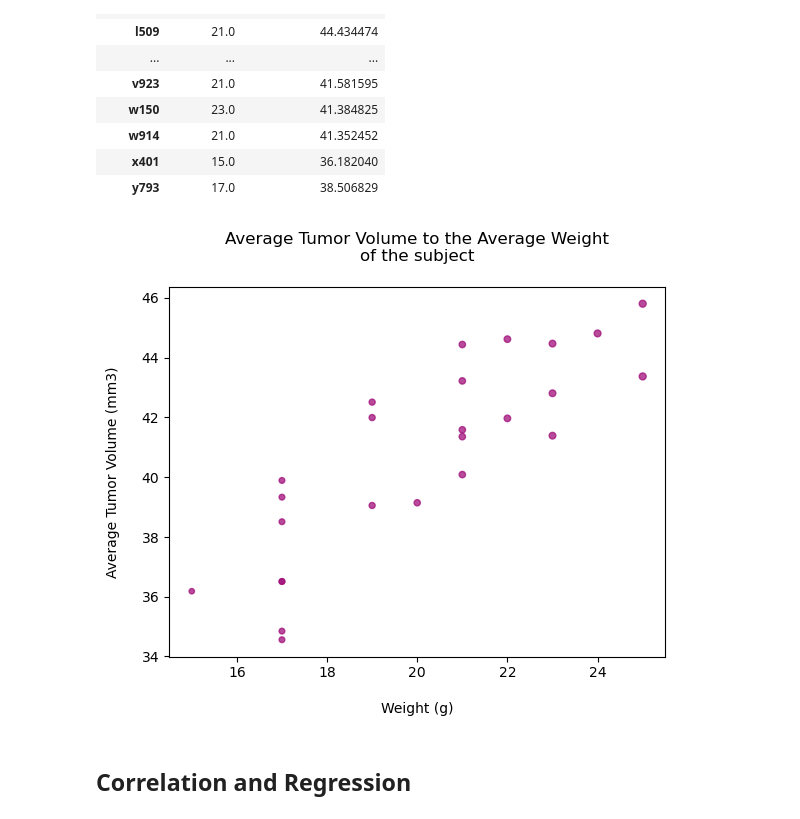
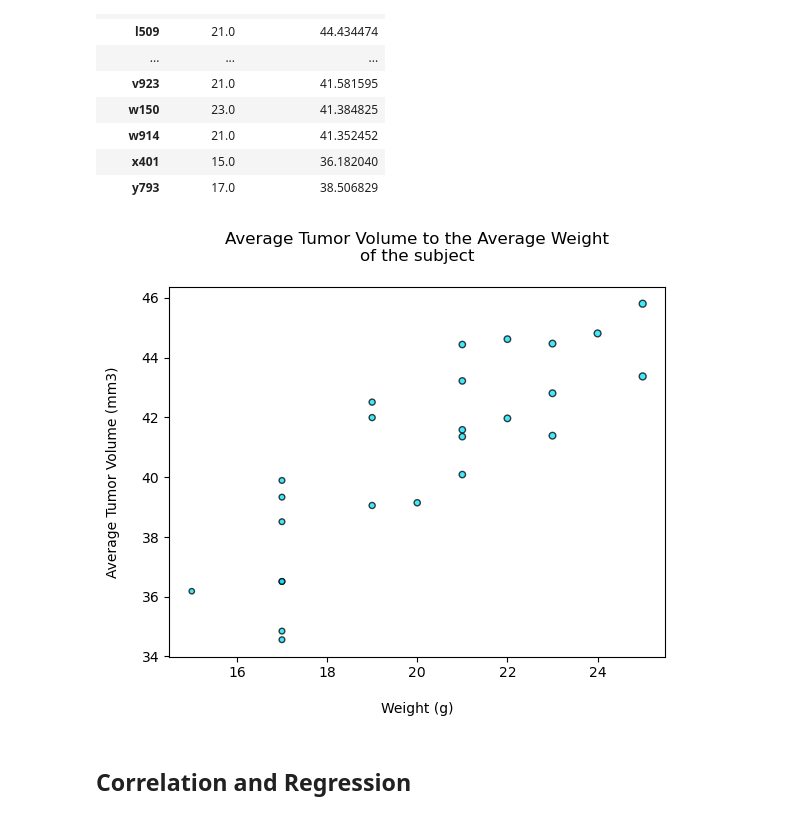
Before and after one commit to Lex1996/data_visualization_challenge, a Jupyter notebook: pymaceuticals_starter.ipynb, the cells around one changed output. Cells and saved outputs as stored; diff of their text form; code cells hidden in the pictures.

```diff
--- a/pymaceuticals_starter.ipynb
+++ b/pymaceuticals_starter.ipynb
@@ -353,17 +353,17 @@ mouse_df
 # %%
 # Generate a scatter plot of mouse weight vs. the average observed tumor volume for the entire Capomulin regimen
 x_values = mouse_df["Weight (g)"]
 y_values = mouse_df["Tumor Volume (mm3)"]
 
-plt.scatter(x_values, y_values, marker="o", facecolors="#a1107a", edgecolors="black", s=x_values, alpha=0.75)
+plt.scatter(x_values, y_values, marker="o", facecolors="#05e1fa", edgecolors="black", s=x_values, alpha=0.75)
 
 plt.title("Average Tumor Volume to the Average Weight\nof the subject\n")
 plt.xlabel("\nWeight (g)")
 plt.ylabel("Average Tumor Volume (mm3)\n")
 
 plt.show()
 # %% [output]
-[figure, old version]
+[figure, new version]
 # %% [markdown]
 ## Correlation and Regression
 # %%
```
Also changed, not shown: parts of 1 cell of this notebook.
